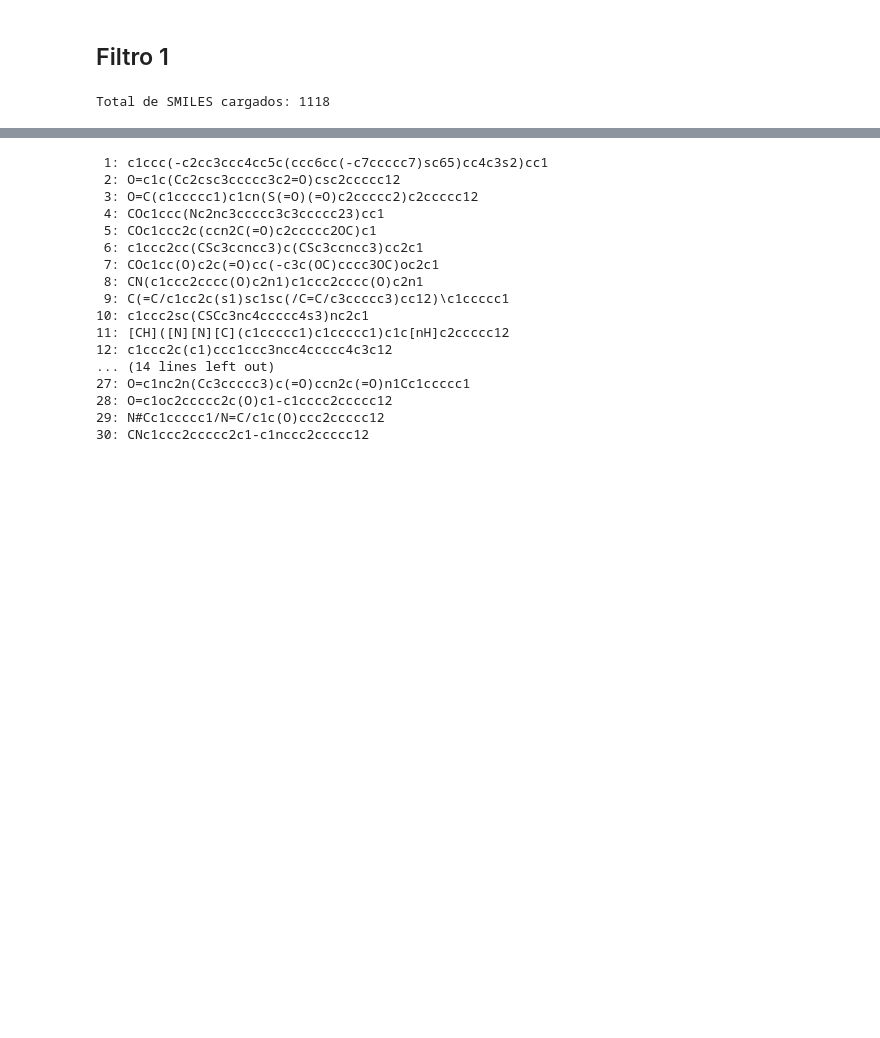
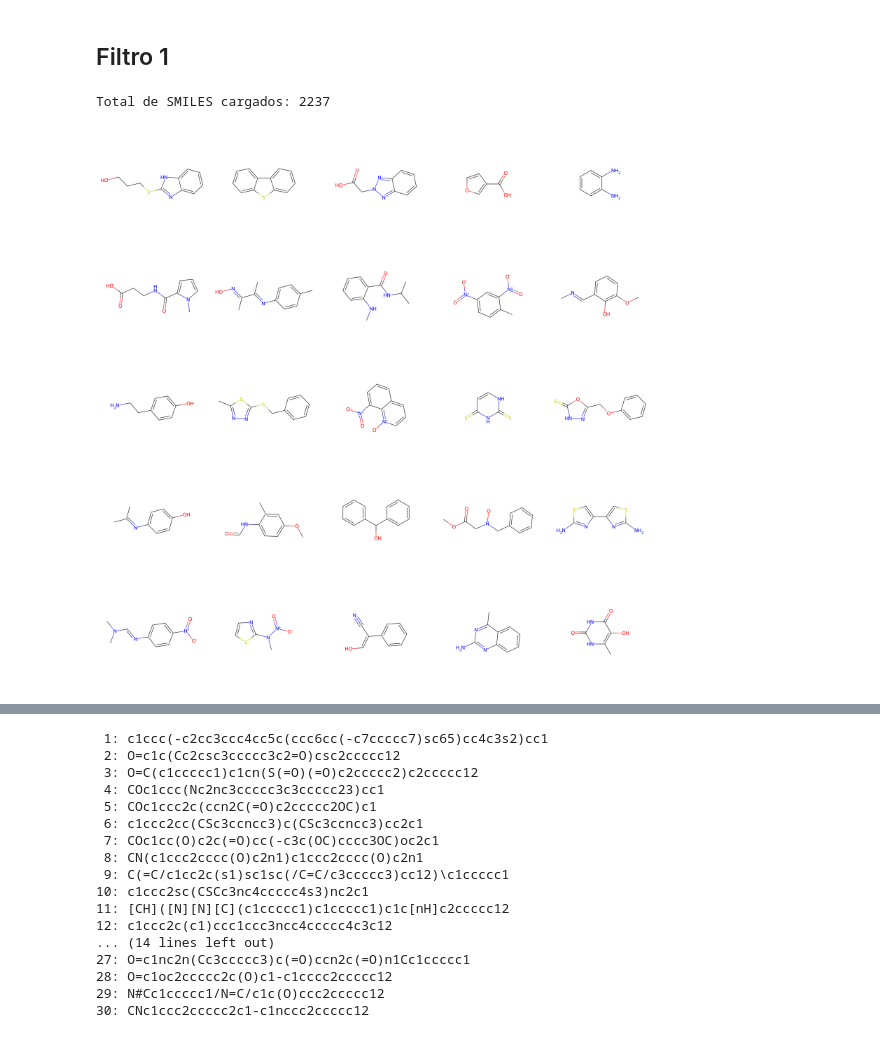
Before and after one commit to SilkenMocha/MolGAN-OE62, a Jupyter notebook: utils/filtro.ipynb, the cells around one changed output, grey strips where cells are left out. Cells and saved outputs as stored; diff of their text form; code cells hidden in the pictures; blank space fills up the shorter version.

```diff
--- a/utils/filtro.ipynb
+++ b/utils/filtro.ipynb
@@ -1,23 +1,32 @@
 # %% [markdown]
 ## Filtro 1
 # %%
-import pickle
 from rdkit import Chem
 from rdkit.Chem.Draw import MolsToGridImage
 import random
 from IPython.display import display
 
-# Ruta a tu archivo pickle (OE62.txt)
-pickle_path = '/home/silkenmocha/Documentos/MolGAN-OE62/data/m1507656/OE62.txt'
+# Ruta a tu archivo .smi
+smi_path = '/home/silkenmocha/Documentos/MolGAN-OE62/data/OE62_2.smi'
 
-# Carga el dict guardado (debe contener la clave 'smiles')
-with open(pickle_path, 'rb') as f:
-    data = pickle.load(f)
+# Cargar SMILES desde el archivo .smi
+with open(smi_path, 'r') as f:
+    smiles_list = [line.strip() for line in f if line.strip()]
 
-smiles_list = data.get('smiles', [])
 print(f"Total de SMILES cargados: {len(smiles_list)}")
+
+# Convertir SMILES a moléculas RDKit
+molecules = [Chem.MolFromSmiles(s) for s in smiles_list if Chem.MolFromSmiles(s) is not None]
+
+# Seleccionar moléculas aleatorias para mostrar
+random_mols = random.sample(molecules, min(25, len(molecules)))
+
+# Mostrar en grid
+img = MolsToGridImage(random_mols, molsPerRow=5, subImgSize=(600,600))
+display(img)
 # %% [output]
-Total de SMILES cargados: 1118
+Total de SMILES cargados: 2237
+[figure, added]
 # %%
 # Fija semilla si quieres reproducibilidad:
 #random.seed(42)
```
Also changed, not shown: parts of 1 cell of this notebook, 4 other files.
